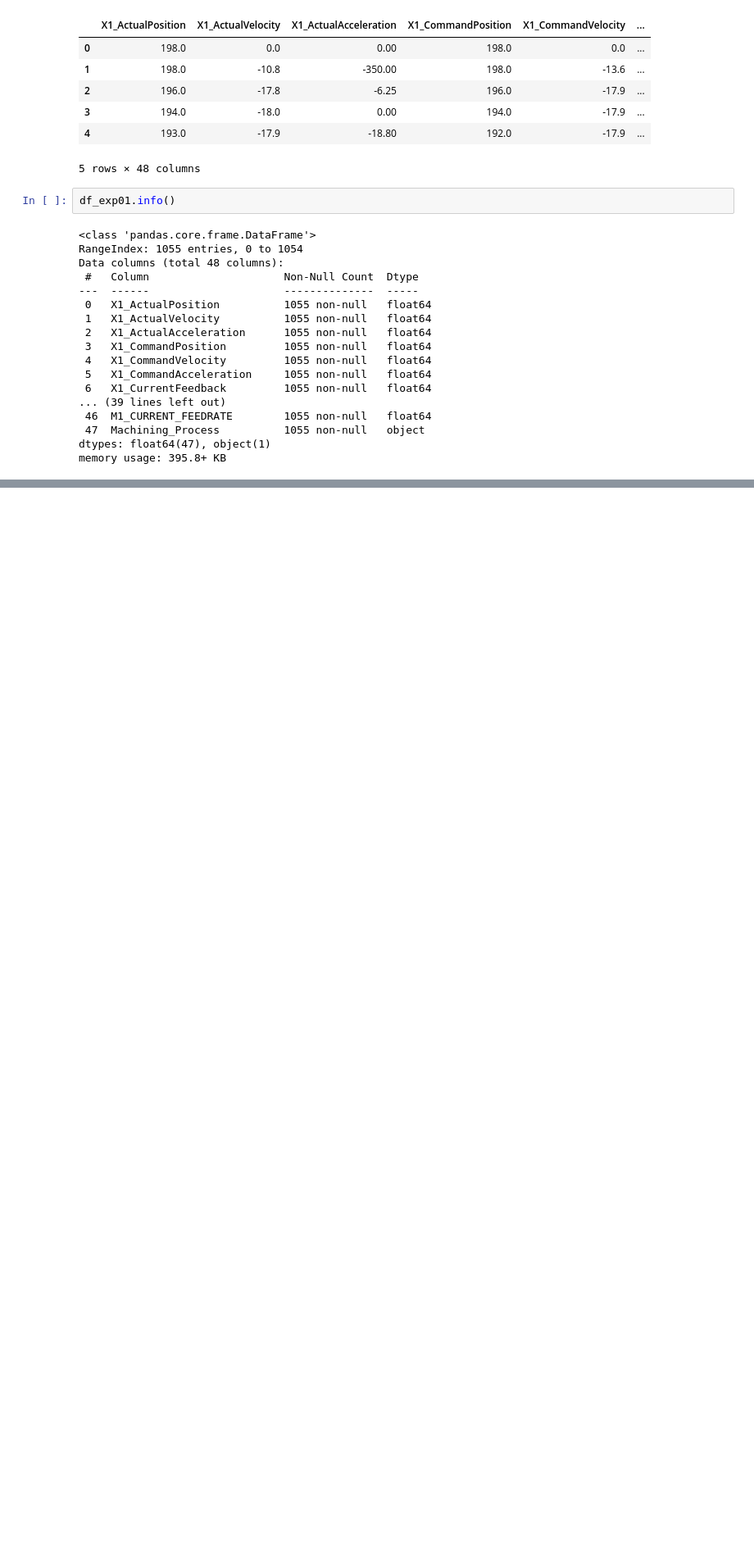
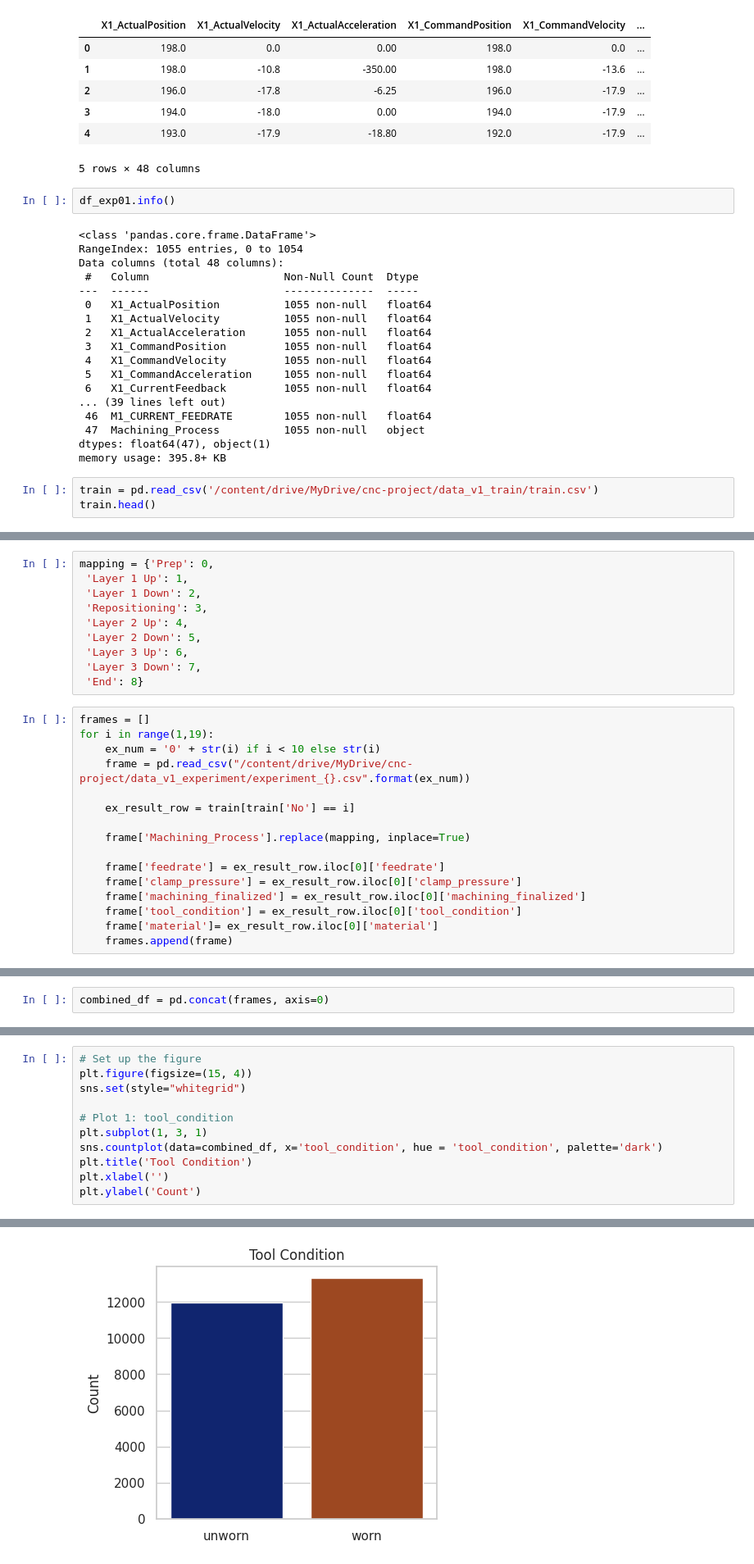
Before and after one commit to ThivyaTS/cnc-colab-data-versioning, a Jupyter notebook: experiment01-data-eda.ipynb, the cells around one changed output, grey strips where cells are left out. Shown at 82% size. Cells and saved outputs as stored; diff of their text form; blank space fills up the shorter version.

```diff
--- a/experiment01-data-eda.ipynb
+++ b/experiment01-data-eda.ipynb
@@ -36,3 +36,6 @@ Data columns (total 48 columns):
  47  Machining_Process          1055 non-null   object
 dtypes: float64(47), object(1)
 memory usage: 395.8+ KB
+# %%
+train = pd.read_csv('/content/drive/MyDrive/cnc-project/data_v1_train/train.csv')
+train.head()
@@ -38,0 +49,26 @@ memory usage: 395.8+ KB
+# %%
+mapping = {'Prep': 0,
+ 'Layer 1 Up': 1,
+ 'Layer 1 Down': 2,
+ 'Repositioning': 3,
+ 'Layer 2 Up': 4,
+ 'Layer 2 Down': 5,
+ 'Layer 3 Up': 6,
+ 'Layer 3 Down': 7,
+ 'End': 8}
+# %%
+frames = []
+for i in range(1,19):
+    ex_num = '0' + str(i) if i < 10 else str(i)
+    frame = pd.read_csv("/content/drive/MyDrive/cnc-project/data_v1_experiment/experiment_{}.csv".format(ex_num))
+
+    ex_result_row = train[train['No'] == i]
+
+    frame['Machining_Process'].replace(mapping, inplace=True)
+
+    frame['feedrate'] = ex_result_row.iloc[0]['feedrate']
+    frame['clamp_pressure'] = ex_result_row.iloc[0]['clamp_pressure']
+    frame['machining_finalized'] = ex_result_row.iloc[0]['machining_finalized']
+    frame['tool_condition'] = ex_result_row.iloc[0]['tool_condition']
+    frame['material']= ex_result_row.iloc[0]['material']
+    frames.append(frame)
@@ -38,0 +109,2 @@ memory usage: 395.8+ KB
+# %%
+combined_df = pd.concat(frames, axis=0)
@@ -38,0 +152,12 @@ memory usage: 395.8+ KB
+# %%
+# Set up the figure
+plt.figure(figsize=(15, 4))
+sns.set(style="whitegrid")
+
+# Plot 1: tool_condition
+plt.subplot(1, 3, 1)
+sns.countplot(data=combined_df, x='tool_condition', hue = 'tool_condition', palette='dark')
+plt.title('Tool Condition')
+plt.xlabel('')
+plt.ylabel('Count')
+# %% [output]
@@ -38,0 +165 @@ memory usage: 395.8+ KB
+[figure, added]
```
Also changed, not shown: parts of 21 cells of this notebook.
